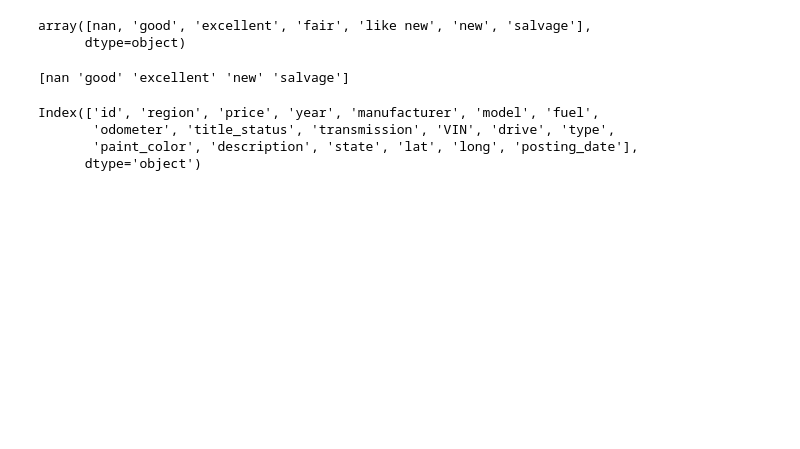
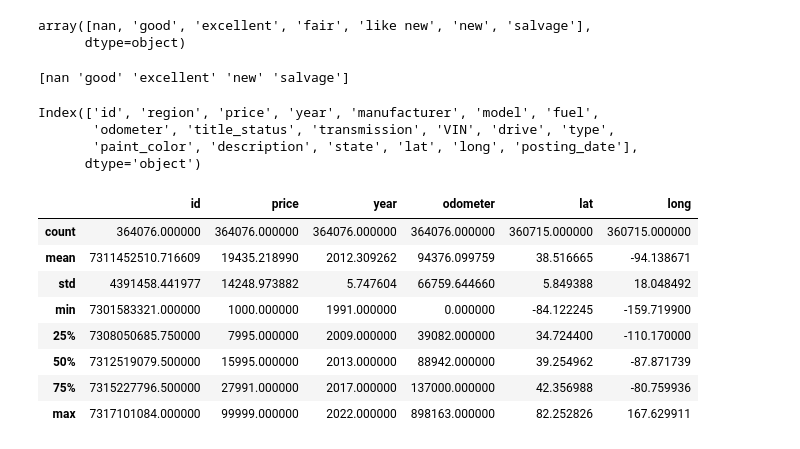
Before and after one commit to fpabi/Tareas, a Jupyter notebook: Tarea_12.ipynb, the cells around one changed output. Drawn from its saved outputs; the diff is of its cells as text; code cells hidden in the pictures; blank space fills up the shorter version.

```diff
--- a/Tarea_12.ipynb
+++ b/Tarea_12.ipynb
@@ -120,3 +120,18 @@ Index(['id', 'region', 'price', 'year', 'manufacturer', 'model', 'fuel',
        'odometer', 'title_status', 'transmission', 'VIN', 'drive', 'type',
        'paint_color', 'description', 'state', 'lat', 'long', 'posting_date'],
       dtype='object')
+# %%
+df_cleaned = df_cleaned[df_cleaned['price'].between(999.99, 99999.00)]
+df_cleaned = df_cleaned[df_cleaned['year'] > 1990]
+df_cleaned = df_cleaned[df_cleaned['odometer'] < 899999.00]
+df_cleaned.describe().apply(lambda s: s.apply(lambda x: format(x, 'f')))
+# %% [output]
+|  | id | price | year | odometer | lat | long |
+| count | 364076.000000 | 364076.000000 | 364076.000000 | 364076.000000 | 360715.000000 | 360715.000000 |
+| mean | 7311452510.716609 | 19435.218990 | 2012.309262 | 94376.099759 | 38.516665 | -94.138671 |
+| std | 4391458.441977 | 14248.973882 | 5.747604 | 66759.644660 | 5.849388 | 18.048492 |
+| min | 7301583321.000000 | 1000.000000 | 1991.000000 | 0.000000 | -84.122245 | -159.719900 |
+| 25% | 7308050685.750000 | 7995.000000 | 2009.000000 | 39082.000000 | 34.724400 | -110.170000 |
+| 50% | 7312519079.500000 | 15995.000000 | 2013.000000 | 88942.000000 | 39.254962 | -87.871739 |
+| 75% | 7315227796.500000 | 27991.000000 | 2017.000000 | 137000.000000 | 42.356988 | -80.759936 |
+| max | 7317101084.000000 | 99999.000000 | 2022.000000 | 898163.000000 | 82.252826 | 167.629911 |
```
Also changed, not shown: parts of 2 cells of this notebook.
